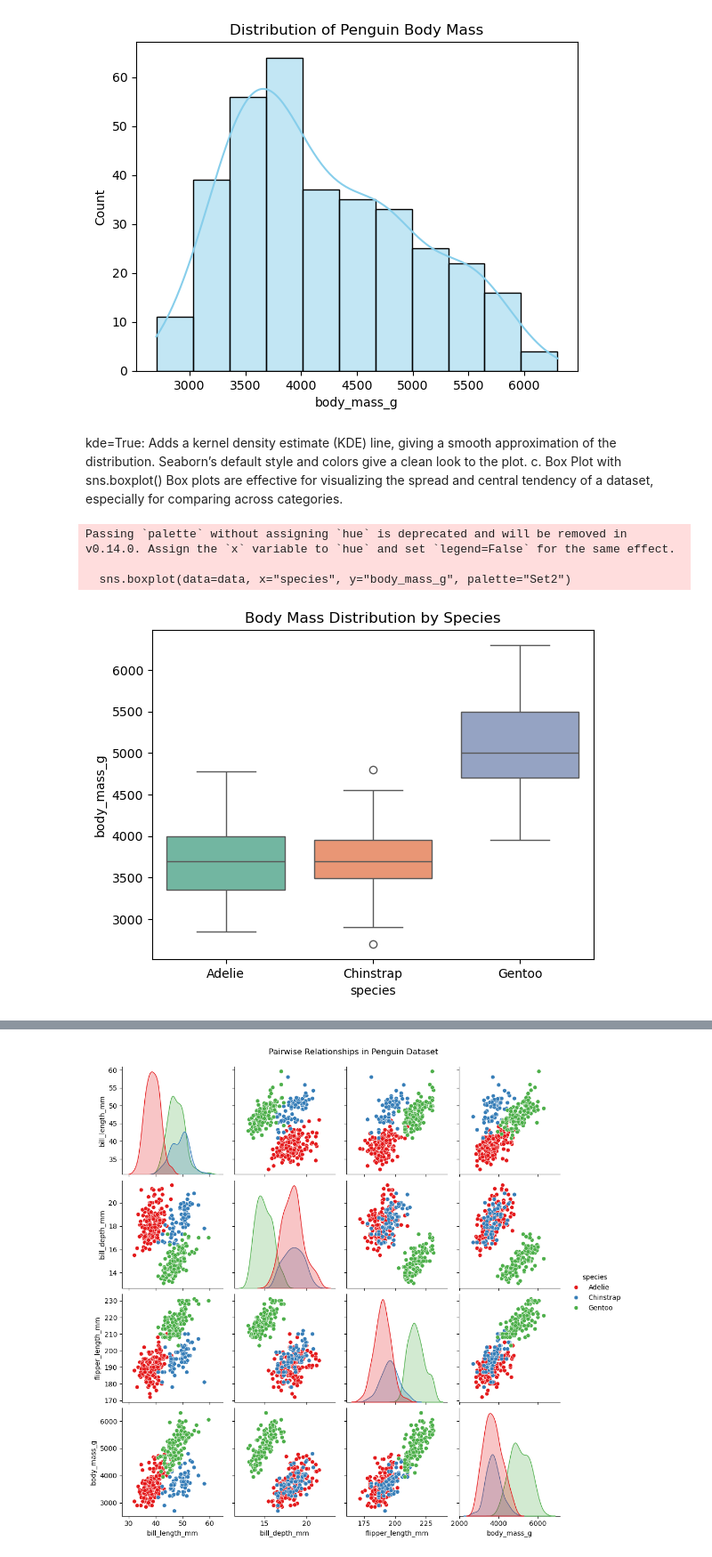
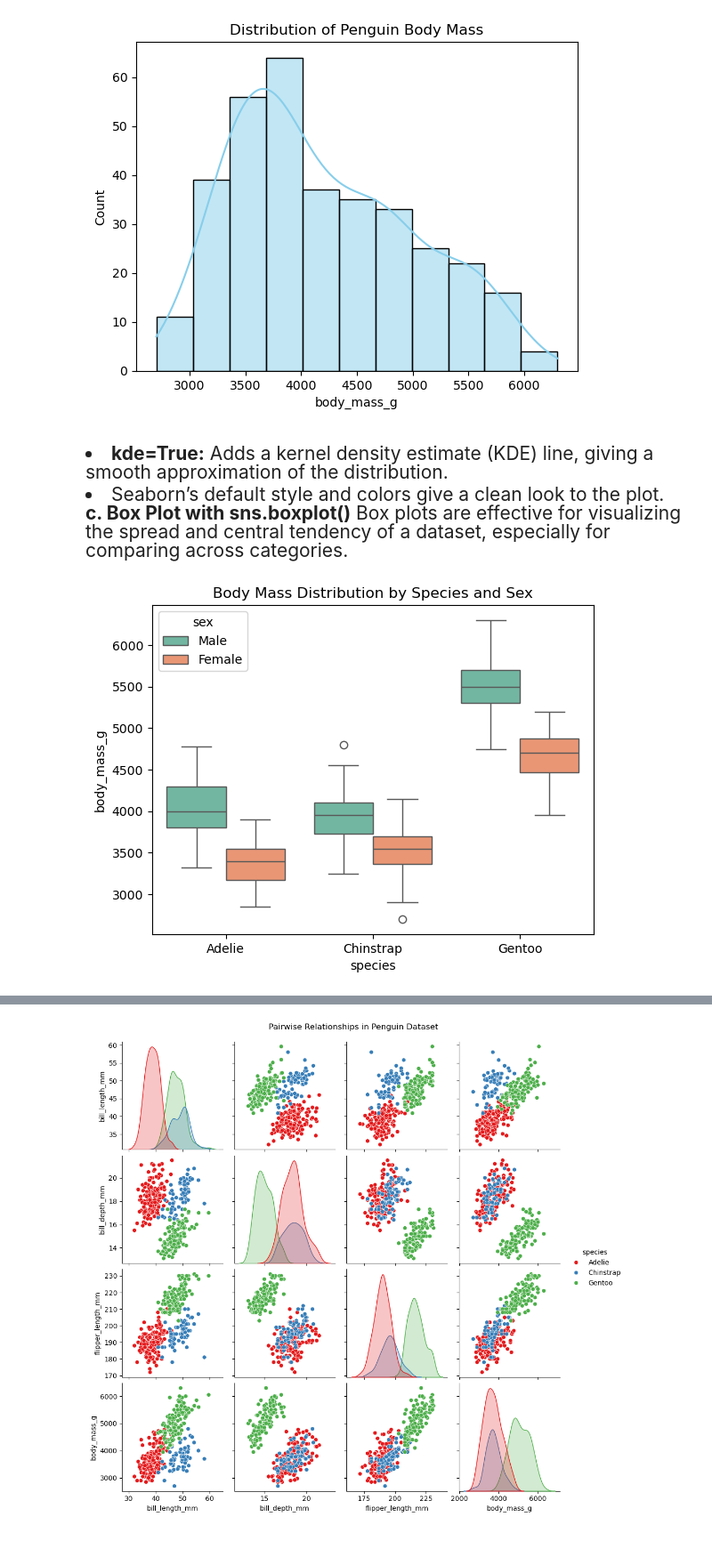
Before and after one commit to hfakour/Matplotlib_Seaborn_Tutorial, a Jupyter notebook: Matplotlib.ipynb, the cells around one changed output, grey strips where cells are left out. Shown at 89% size. Cells and saved outputs as stored; diff of their text form; code cells hidden in the pictures.

```diff
--- a/Matplotlib.ipynb
+++ b/Matplotlib.ipynb
@@ -682,18 +786,16 @@ plt.show()
 # %% [output]
 [figure]
 # %% [markdown]
-kde=True: Adds a kernel density estimate (KDE) line, giving a smooth approximation of the distribution.
-Seaborn’s default style and colors give a clean look to the plot.
-c. Box Plot with sns.boxplot()
+<p style="font-family:Helvica; font-size:21px; ">
+<li style="font-family:Helvica; font-size:21px; "><b>kde=True:</b> Adds a kernel density estimate (KDE) line, giving a smooth approximation of the distribution.
+<li style="font-family:Helvica; font-size:21px; ">Seaborn’s default style and colors give a clean look to the plot.</br></br>
+<b>c. Box Plot with sns.boxplot()</b></br>
 Box plots are effective for visualizing the spread and central tendency of a dataset, especially for comparing across categories.
 # %%
 # Box plot for body mass across species
-sns.boxplot(data=data, x="species", y="body_mass_g", palette="Set2")
-plt.title("Body Mass Distribution by Species")
+sns.boxplot(data=data, x="species", y="body_mass_g", hue="sex", palette="Set2")
+plt.title("Body Mass Distribution by Species and Sex")
 plt.show()
 # %% [output]
-Passing `palette` without assigning `hue` is deprecated and will be removed in v0.14.0. Assign the `x` variable to `hue` and set `legend=False` for the same effect.
-
-  sns.boxplot(data=data, x="species", y="body_mass_g", palette="Set2")
-[figure, old version]
+[figure, new version]
 # %% [markdown]
```
Also changed, not shown: parts of 65 cells of this notebook.
